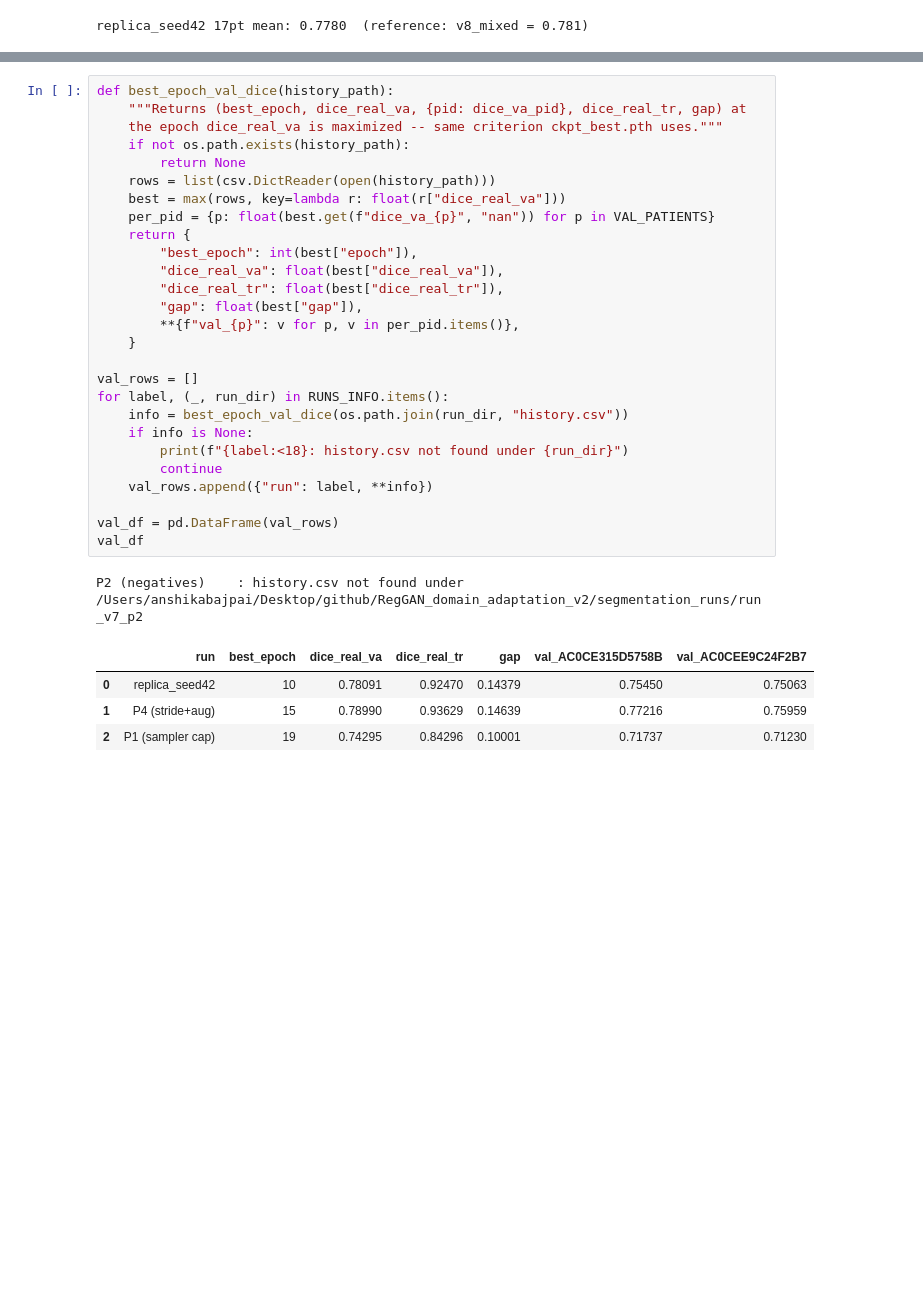
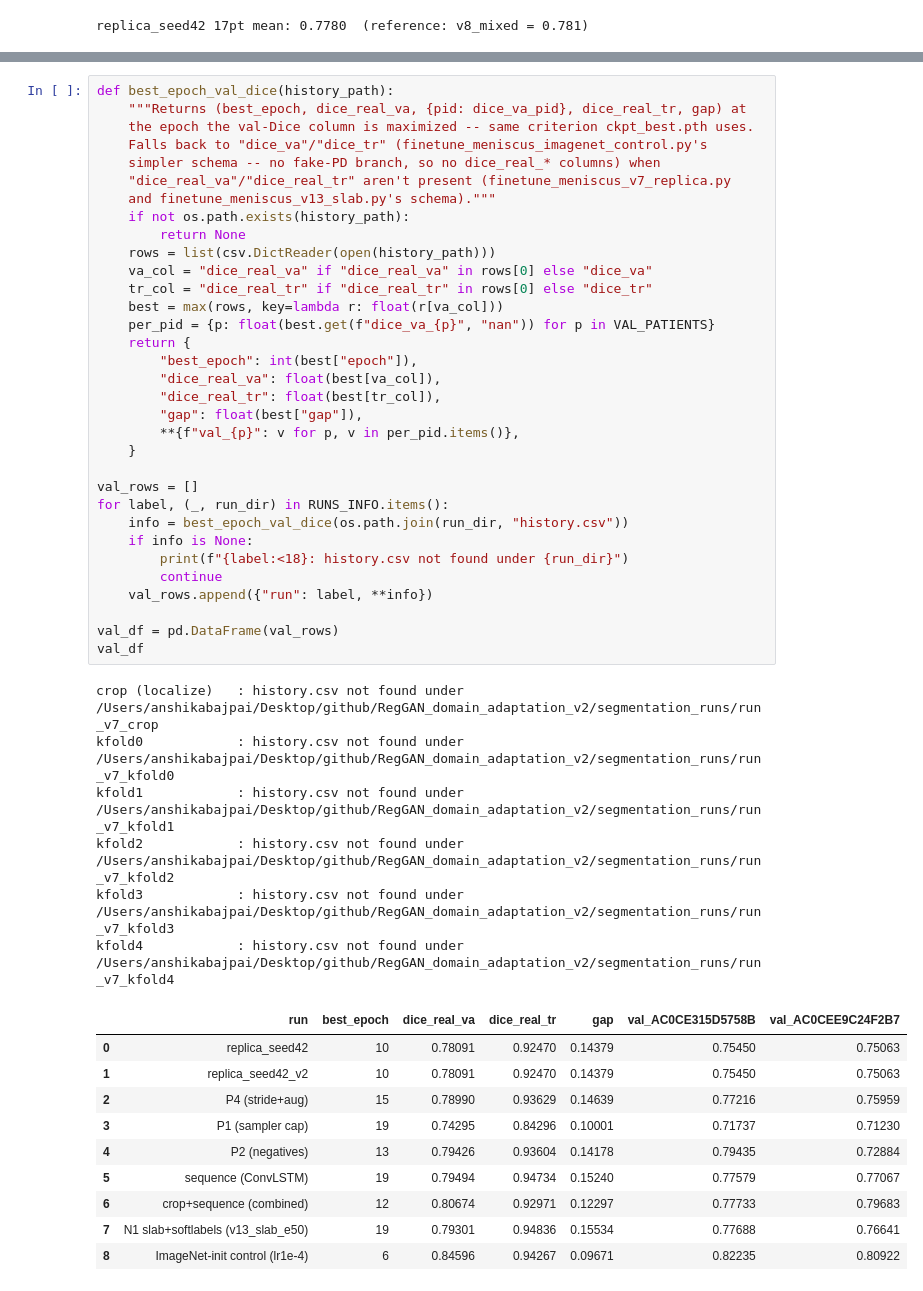
Before and after one commit to anshikabajpai23/RegGAN_domain_adaptation_v2, a Jupyter notebook: notebooks/analysis_phase4_17patients.ipynb, the cells around one changed output, grey strips where cells are left out. Saved outputs shown, nothing was run; the diff lists cells and outputs as text; blank space fills up the shorter version.

```diff
--- a/notebooks/analysis_phase4_17patients.ipynb
+++ b/notebooks/analysis_phase4_17patients.ipynb
@@ -214,36 +271,53 @@ No inference needed here — every Phase 4 run already logs per-patient validati
 # %%
 def best_epoch_val_dice(history_path):
     """Returns (best_epoch, dice_real_va, {pid: dice_va_pid}, dice_real_tr, gap) at
-    the epoch dice_real_va is maximized -- same criterion ckpt_best.pth uses."""
+    the epoch the val-Dice column is maximized -- same criterion ckpt_best.pth uses.
+    Falls back to "dice_va"/"dice_tr" (finetune_meniscus_imagenet_control.py's
+    simpler schema -- no fake-PD branch, so no dice_real_* columns) when
+    "dice_real_va"/"dice_real_tr" aren't present (finetune_meniscus_v7_replica.py
+    and finetune_meniscus_v13_slab.py's schema)."""
     if not os.path.exists(history_path):
         return None
     rows = list(csv.DictReader(open(history_path)))
-    best = max(rows, key=lambda r: float(r["dice_real_va"]))
+    va_col = "dice_real_va" if "dice_real_va" in rows[0] else "dice_va"
+    tr_col = "dice_real_tr" if "dice_real_tr" in rows[0] else "dice_tr"
+    best = max(rows, key=lambda r: float(r[va_col]))
     per_pid = {p: float(best.get(f"dice_va_{p}", "nan")) for p in VAL_PATIENTS}
     return {
         "best_epoch": int(best["epoch"]),
-        "dice_real_va": float(best["dice_real_va"]),
-        "dice_real_tr": float(best["dice_real_tr"]),
+        "dice_real_va": float(best[va_col]),
+        "dice_real_tr": float(best[tr_col]),
         "gap": float(best["gap"]),
         **{f"val_{p}": v for p, v in per_pid.items()},
     }
 
 val_rows = []
 for label, (_, run_dir) in RUNS_INFO.items():
     info = best_epoch_val_dice(os.path.join(run_dir, "history.csv"))
     if info is None:
         print(f"{label:<18}: history.csv not found under {run_dir}")
         continue
     val_rows.append({"run": label, **info})
 
 val_df = pd.DataFrame(val_rows)
 val_df
 # %% [output]
-P2 (negatives)    : history.csv not found under /Users/anshikabajpai/Desktop/github/RegGAN_domain_adaptation_v2/segmentation_runs/run_v7_p2
+crop (localize)   : history.csv not found under /Users/anshikabajpai/Desktop/github/RegGAN_domain_adaptation_v2/segmentation_runs/run_v7_crop
+kfold0            : history.csv not found under /Users/anshikabajpai/Desktop/github/RegGAN_domain_adaptation_v2/segmentation_runs/run_v7_kfold0
+kfold1            : history.csv not found under /Users/anshikabajpai/Desktop/github/RegGAN_domain_adaptation_v2/segmentation_runs/run_v7_kfold1
+kfold2            : history.csv not found under /Users/anshikabajpai/Desktop/github/RegGAN_domain_adaptation_v2/segmentation_runs/run_v7_kfold2
+kfold3            : history.csv not found under /Users/anshikabajpai/Desktop/github/RegGAN_domain_adaptation_v2/segmentation_runs/run_v7_kfold3
+kfold4            : history.csv not found under /Users/anshikabajpai/Desktop/github/RegGAN_domain_adaptation_v2/segmentation_runs/run_v7_kfold4
 |  | run | best_epoch | dice_real_va | dice_real_tr | gap | val_AC0CE315D5758B | val_AC0CEE9C24F2B7 |
 | 0 | replica_seed42 | 10 | 0.78091 | 0.92470 | 0.14379 | 0.75450 | 0.75063 |
-| 1 | P4 (stride+aug) | 15 | 0.78990 | 0.93629 | 0.14639 | 0.77216 | 0.75959 |
-| 2 | P1 (sampler cap) | 19 | 0.74295 | 0.84296 | 0.10001 | 0.71737 | 0.71230 |
+| 1 | replica_seed42_v2 | 10 | 0.78091 | 0.92470 | 0.14379 | 0.75450 | 0.75063 |
+| 2 | P4 (stride+aug) | 15 | 0.78990 | 0.93629 | 0.14639 | 0.77216 | 0.75959 |
+| 3 | P1 (sampler cap) | 19 | 0.74295 | 0.84296 | 0.10001 | 0.71737 | 0.71230 |
+| 4 | P2 (negatives) | 13 | 0.79426 | 0.93604 | 0.14178 | 0.79435 | 0.72884 |
+| 5 | sequence (ConvLSTM) | 19 | 0.79494 | 0.94734 | 0.15240 | 0.77579 | 0.77067 |
+| 6 | crop+sequence (combined) | 12 | 0.80674 | 0.92971 | 0.12297 | 0.77733 | 0.79683 |
+| 7 | N1 slab+softlabels (v13_slab_e50) | 19 | 0.79301 | 0.94836 | 0.15534 | 0.77688 | 0.76641 |
+| 8 | ImageNet-init control (lr1e-4) | 6 | 0.84596 | 0.94267 | 0.09671 | 0.82235 | 0.80922 |
 # %%
 # Test Dice (Section 1) vs Validation Dice (Section 2), side by side.
 # Noise floor from the seed-42/seed-7 comparison: per-patient max |delta| = 0.0226.
```
Also changed, not shown: parts of 14 cells of this notebook, 5 other files.
